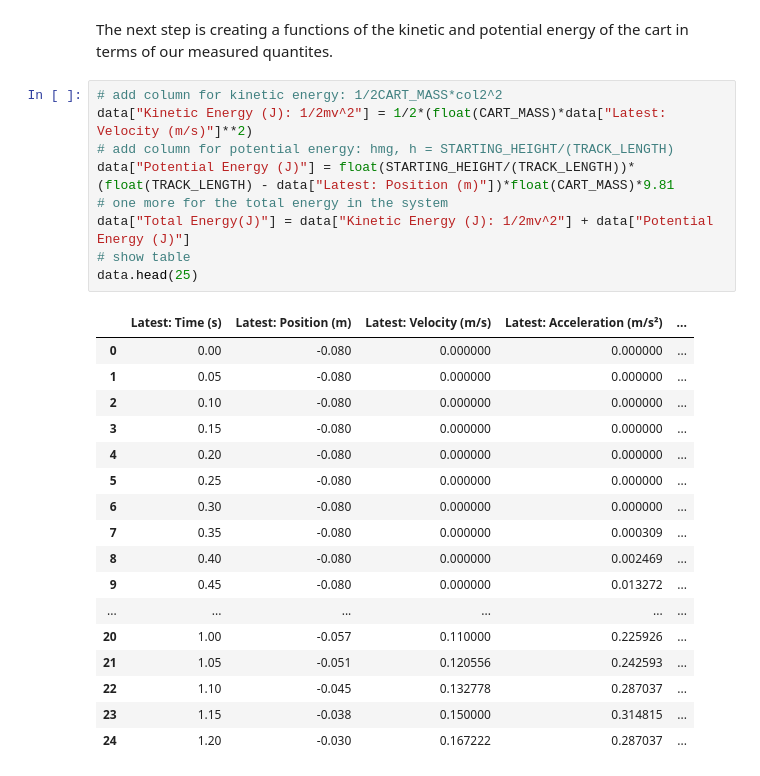
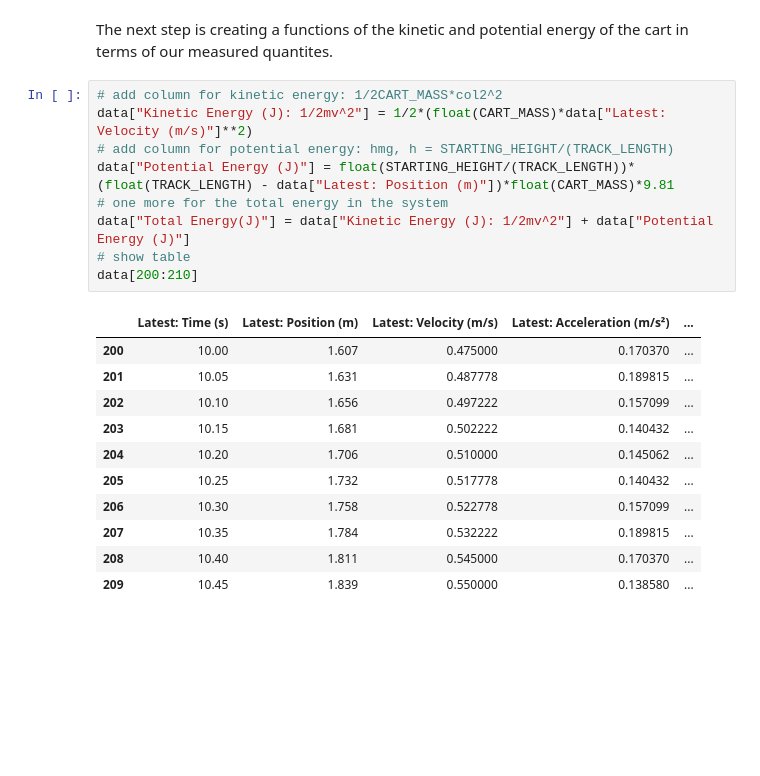
Before and after one commit to mattg1243/Energy-Conservation, a Jupyter notebook: lab9.ipynb, the cells around one changed output. Drawn from its saved outputs; the diff is of its cells as text; blank space fills up the shorter version.

```diff
--- a/lab9.ipynb
+++ b/lab9.ipynb
@@ -51,28 +51,22 @@ The next step is creating a functions of the kinetic and potential energy of the
 # %%
 # add column for kinetic energy: 1/2CART_MASS*col2^2
 data["Kinetic Energy (J): 1/2mv^2"] = 1/2*(float(CART_MASS)*data["Latest: Velocity (m/s)"]**2)
 # add column for potential energy: hmg, h = STARTING_HEIGHT/(TRACK_LENGTH)
 data["Potential Energy (J)"] = float(STARTING_HEIGHT/(TRACK_LENGTH))*(float(TRACK_LENGTH) - data["Latest: Position (m)"])*float(CART_MASS)*9.81
 # one more for the total energy in the system
 data["Total Energy(J)"] = data["Kinetic Energy (J): 1/2mv^2"] + data["Potential Energy (J)"]
 # show table
-data.head(25)
+data[200:210]
 # %% [output]
 |  | Latest: Time (s) | Latest: Position (m) | Latest: Velocity (m/s) | Latest: Acceleration (m/s²) | ... |
-| 0 | 0.00 | -0.080 | 0.000000 | 0.000000 | ... |
-| 1 | 0.05 | -0.080 | 0.000000 | 0.000000 | ... |
-| 2 | 0.10 | -0.080 | 0.000000 | 0.000000 | ... |
-| 3 | 0.15 | -0.080 | 0.000000 | 0.000000 | ... |
-| 4 | 0.20 | -0.080 | 0.000000 | 0.000000 | ... |
-| 5 | 0.25 | -0.080 | 0.000000 | 0.000000 | ... |
-| 6 | 0.30 | -0.080 | 0.000000 | 0.000000 | ... |
-| 7 | 0.35 | -0.080 | 0.000000 | 0.000309 | ... |
-| 8 | 0.40 | -0.080 | 0.000000 | 0.002469 | ... |
-| 9 | 0.45 | -0.080 | 0.000000 | 0.013272 | ... |
-| ... | ... | ... | ... | ... | ... |
-| 20 | 1.00 | -0.057 | 0.110000 | 0.225926 | ... |
-| 21 | 1.05 | -0.051 | 0.120556 | 0.242593 | ... |
-| 22 | 1.10 | -0.045 | 0.132778 | 0.287037 | ... |
-| 23 | 1.15 | -0.038 | 0.150000 | 0.314815 | ... |
-| 24 | 1.20 | -0.030 | 0.167222 | 0.287037 | ... |
+| 200 | 10.00 | 1.607 | 0.475000 | 0.170370 | ... |
+| 201 | 10.05 | 1.631 | 0.487778 | 0.189815 | ... |
+| 202 | 10.10 | 1.656 | 0.497222 | 0.157099 | ... |
+| 203 | 10.15 | 1.681 | 0.502222 | 0.140432 | ... |
+| 204 | 10.20 | 1.706 | 0.510000 | 0.145062 | ... |
+| 205 | 10.25 | 1.732 | 0.517778 | 0.140432 | ... |
+| 206 | 10.30 | 1.758 | 0.522778 | 0.157099 | ... |
+| 207 | 10.35 | 1.784 | 0.532222 | 0.189815 | ... |
+| 208 | 10.40 | 1.811 | 0.545000 | 0.170370 | ... |
+| 209 | 10.45 | 1.839 | 0.550000 | 0.138580 | ... |
 # %%
```
Also changed, not shown: parts of 5 cells of this notebook.
